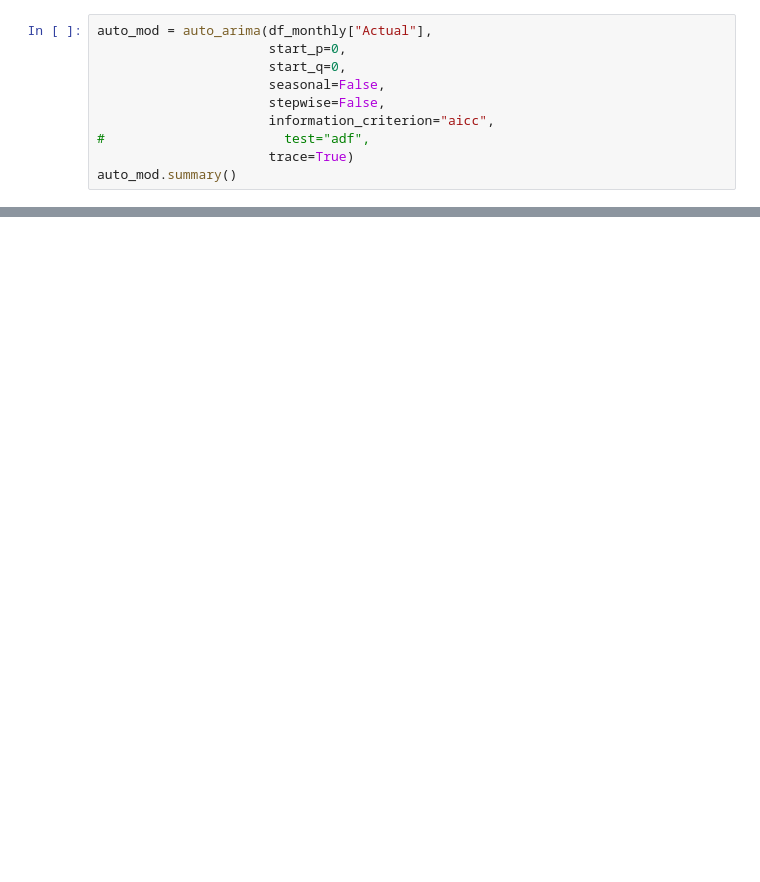
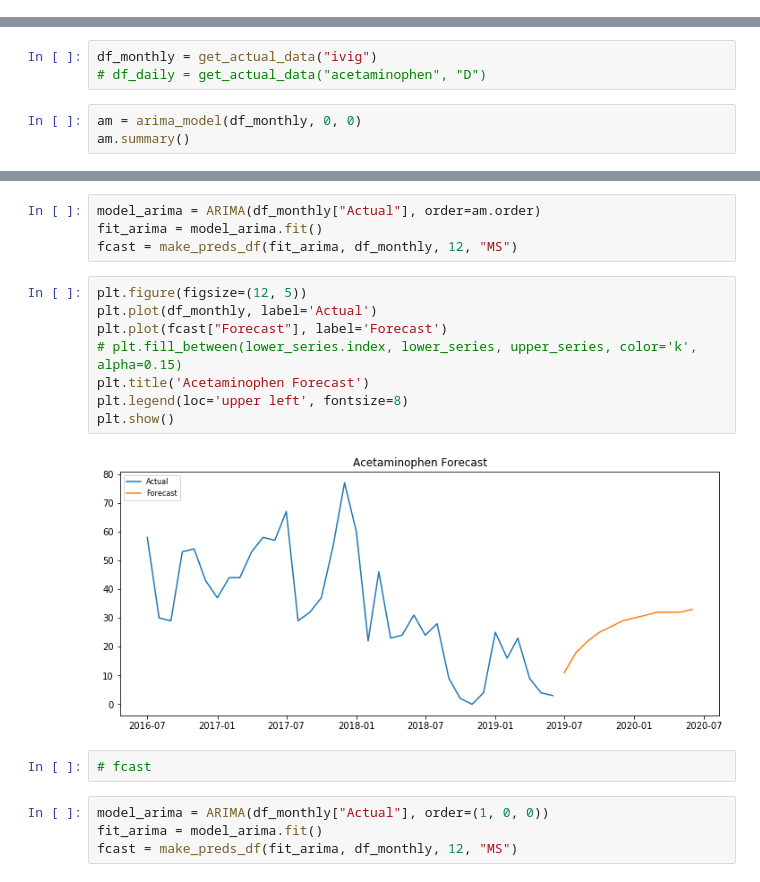
Before and after one commit to bgulbis/med_tracking, a Jupyter notebook: jupyter/arima_compare_R.ipynb, the cells around one changed output, grey strips where cells are left out. Saved outputs shown, nothing was run; the diff lists cells and outputs as text; blank space fills up the shorter version.

Commit message:
compare different forecasts

```diff
--- a/jupyter/arima_compare_R.ipynb
+++ b/jupyter/arima_compare_R.ipynb
@@ -155,10 +0,0 @@ plt.show()
-# %%
-auto_mod = auto_arima(df_monthly["Actual"],
-                      start_p=0,
-                      start_q=0,
-                      seasonal=False,
-                      stepwise=False,
-                      information_criterion="aicc",
-#                       test="adf",
-                      trace=True)
-auto_mod.summary()
@@ -272,0 +50,6 @@ import matplotlib.pyplot as plt
+# %%
+df_monthly = get_actual_data("ivig")
+# df_daily = get_actual_data("acetaminophen", "D")
+# %%
+am = arima_model(df_monthly, 0, 0)
+am.summary()
@@ -272,0 +73,20 @@ import matplotlib.pyplot as plt
+# %%
+model_arima = ARIMA(df_monthly["Actual"], order=am.order)
+fit_arima = model_arima.fit()
+fcast = make_preds_df(fit_arima, df_monthly, 12, "MS")
+# %%
+plt.figure(figsize=(12, 5))
+plt.plot(df_monthly, label='Actual')
+plt.plot(fcast["Forecast"], label='Forecast')
+# plt.fill_between(lower_series.index, lower_series, upper_series, color='k', alpha=0.15)
+plt.title('Acetaminophen Forecast')
+plt.legend(loc='upper left', fontsize=8)
+plt.show()
+# %% [output]
+[figure, added]
+# %%
+# fcast
+# %%
+model_arima = ARIMA(df_monthly["Actual"], order=(1, 0, 0))
+fit_arima = model_arima.fit()
+fcast = make_preds_df(fit_arima, df_monthly, 12, "MS")
```
Also changed, not shown: parts of 37 cells of this notebook, 2 other files.
